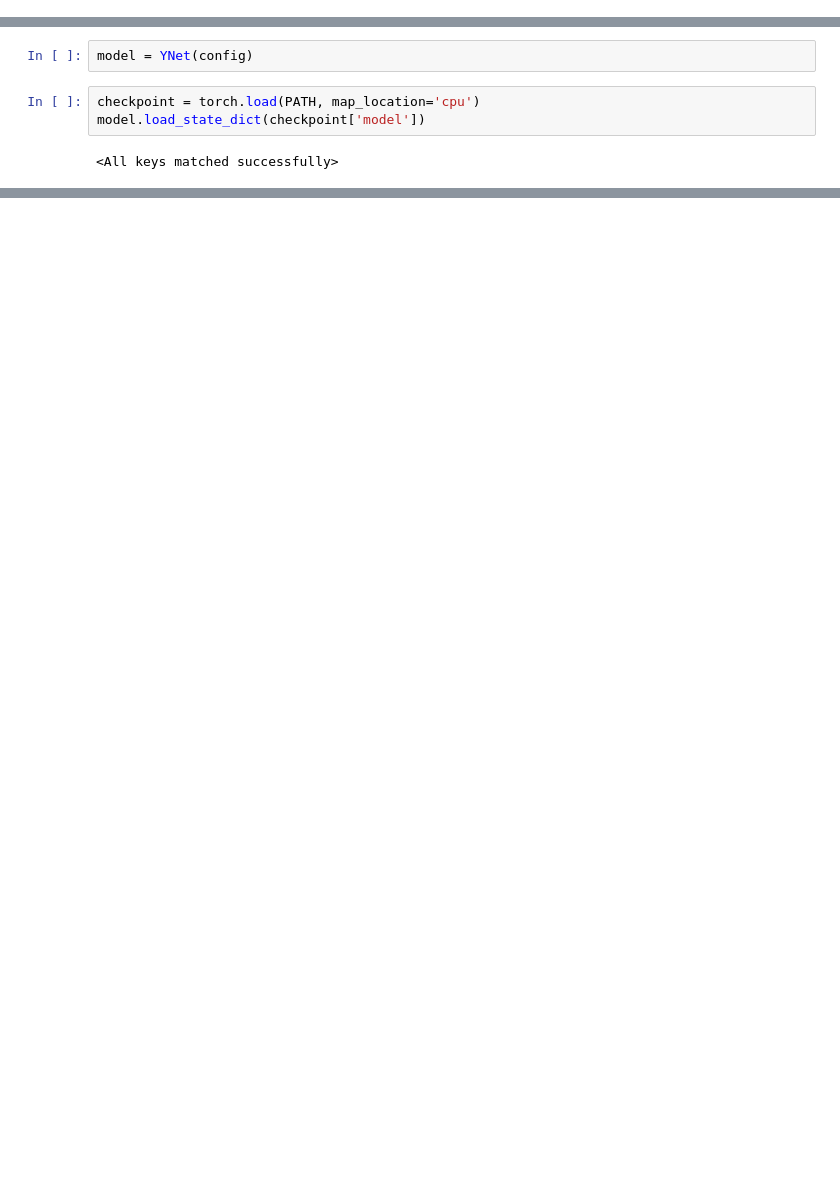
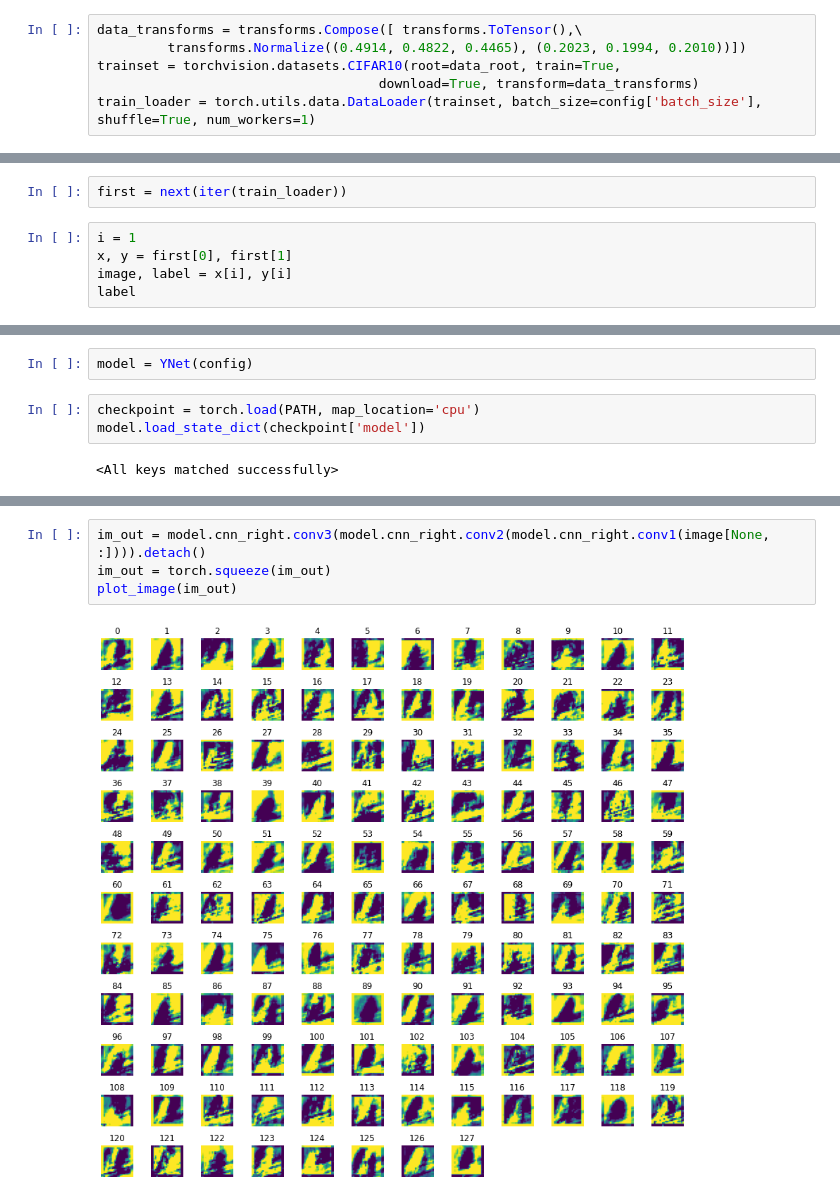
Before and after one commit to Gaurangkarwande/image-classification-YNET, a Jupyter notebook: my_notebook.ipynb, the cells around one changed output, grey strips where cells are left out. Saved outputs shown, nothing was run; the diff lists cells and outputs as text; blank space fills up the shorter version.

```diff
--- a/my_notebook.ipynb
+++ b/my_notebook.ipynb
@@ -89,0 +127,6 @@ PATH = f"/home/gaurangajitk/DL/cnn_YNet/model_checkpoint/best_checkpoint_{datase
+# %%
+data_transforms = transforms.Compose([ transforms.ToTensor(),\
+         transforms.Normalize((0.4914, 0.4822, 0.4465), (0.2023, 0.1994, 0.2010))])
+trainset = torchvision.datasets.CIFAR10(root=data_root, train=True,
+                                    download=True, transform=data_transforms)
+train_loader = torch.utils.data.DataLoader(trainset, batch_size=config['batch_size'], shuffle=True, num_workers=1)
@@ -89,0 +135,7 @@ PATH = f"/home/gaurangajitk/DL/cnn_YNet/model_checkpoint/best_checkpoint_{datase
+# %%
+first = next(iter(train_loader))
+# %%
+i = 1
+x, y = first[0], first[1]
+image, label = x[i], y[i]
+label
@@ -110,0 +164,6 @@ plot_filters_single_channel(filter)
+# %%
+im_out = model.cnn_right.conv3(model.cnn_right.conv2(model.cnn_right.conv1(image[None, :]))).detach()
+im_out = torch.squeeze(im_out)
+plot_image(im_out)
+# %% [output]
+[figure, added]
```
Also changed, not shown: parts of 10 cells of this notebook, 3 other files.
